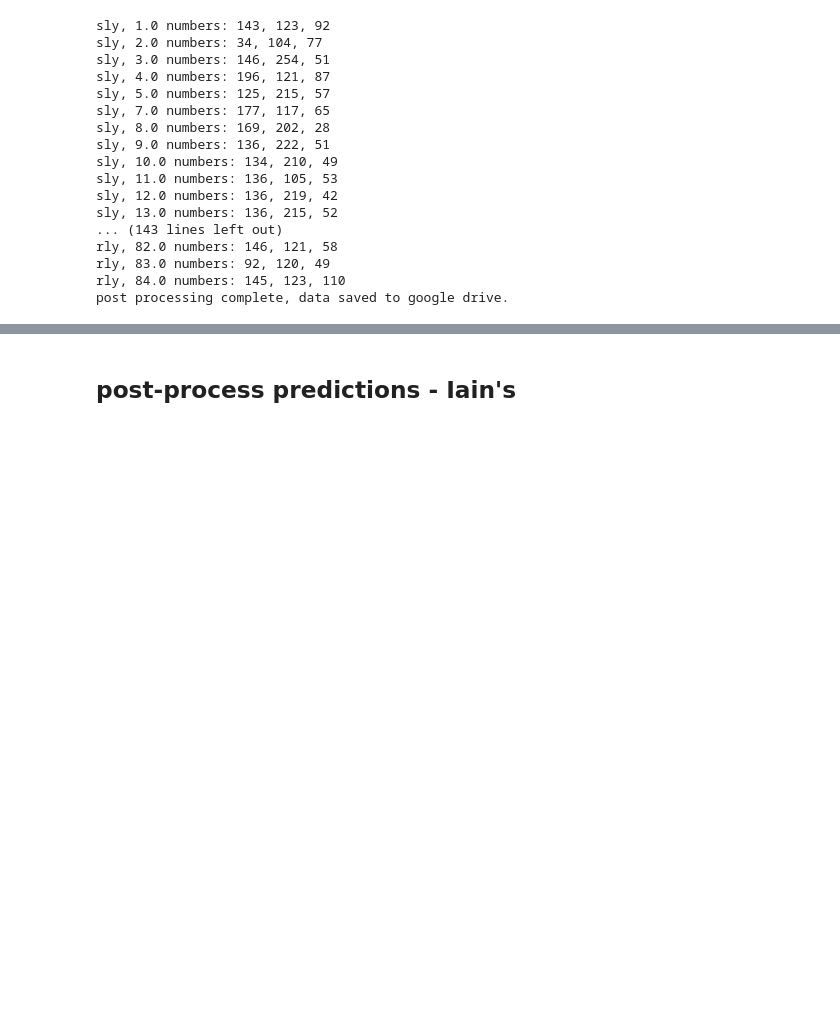
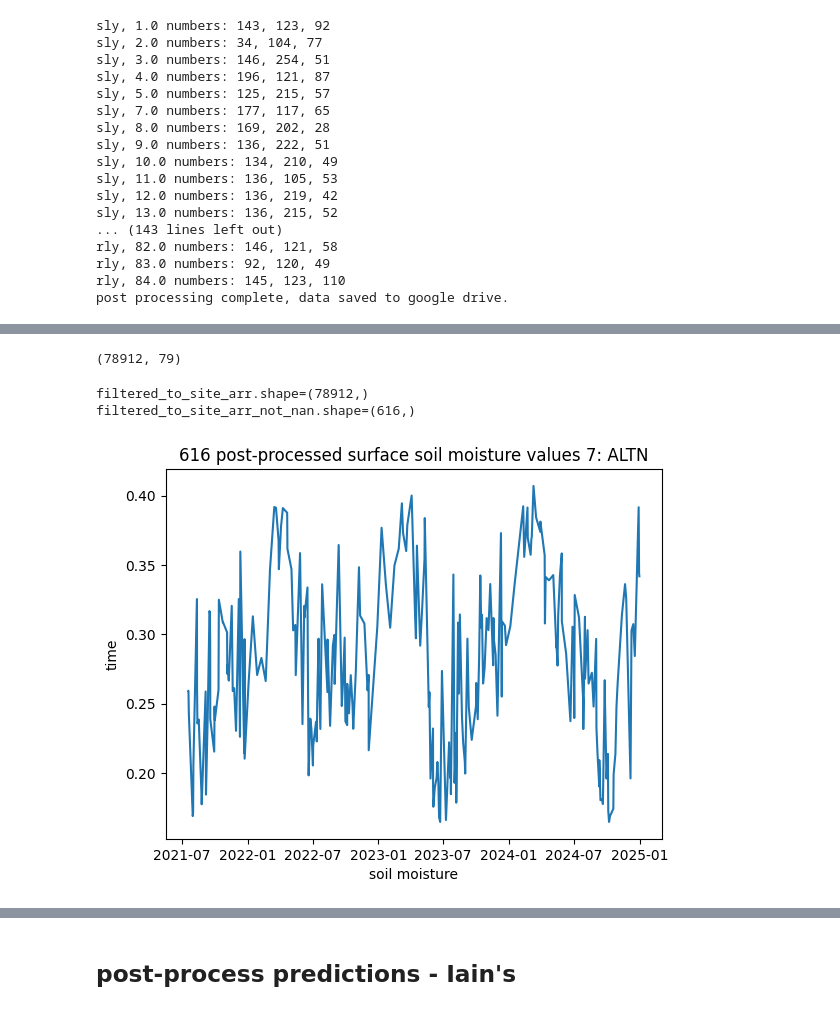
Before and after one commit to ilmcconnell/HRSM, a Jupyter notebook: HRSM_MAPPING_ML_pipeline_multiplePoints_lgar_inputs.ipynb, the cells around one changed output, grey strips where cells are left out. Cells and saved outputs as stored; diff of their text form; code cells hidden in the pictures; blank space fills up the shorter version.

```diff
--- a/HRSM_MAPPING_ML_pipeline_multiplePoints_lgar_inputs.ipynb
+++ b/HRSM_MAPPING_ML_pipeline_multiplePoints_lgar_inputs.ipynb
@@ -3918,0 +3960,9 @@ post processing complete, data saved to google drive.
+# %%
+ssm_sl_arr2D.shape
+
+start_time = datetime(2016, 1, 1, 0)
+end_time = datetime(2024, 12, 31, 23)
+num_hours = int(((end_time - start_time).total_seconds() / 3600) + 1)
+len_seq = num_hours
+time_array = np.array([start_time + timedelta(hours=i) for i in range(num_hours)])
+time_array[:10]
@@ -3918,0 +3980,29 @@ post processing complete, data saved to google drive.
+# %%
+ssm_sl_arr2D.shape
+# %% [output]
+(78912, 79)
+# %%
+#@title plot of post processed data
+
+# ssl_sl_arr2d.shape  # (78912, 79) every datetime, site ID
+
+site_int_id = 7
+site_idx = wisconet_site_id_to_site_arr_idx[site_int_id]
+station_code = wisconet_id_to_station_code[site_int_id]
+
+# filter processed surface data
+filtered_to_site_arr = ssm_sl_arr2D[:, site_idx]
+not_nan_filter = ~np.isnan(filtered_to_site_arr)
+filtered_to_site_arr_not_nan = filtered_to_site_arr[not_nan_filter]
+time_array_not_nan = time_array[not_nan_filter]
+
+# plot data
+plt.plot(time_array_not_nan, filtered_to_site_arr_not_nan)
+plt.title(f"{len(filtered_to_site_arr_not_nan)} post-processed surface soil moisture values {site_int_id}: {station_code}")
+plt.xlabel("soil moisture")
+plt.ylabel("time")
+plt.show()
+# %% [output]
+filtered_to_site_arr.shape=(78912,)
+filtered_to_site_arr_not_nan.shape=(616,)
+[figure, added]
```
Also changed, not shown: parts of 17 cells of this notebook.
